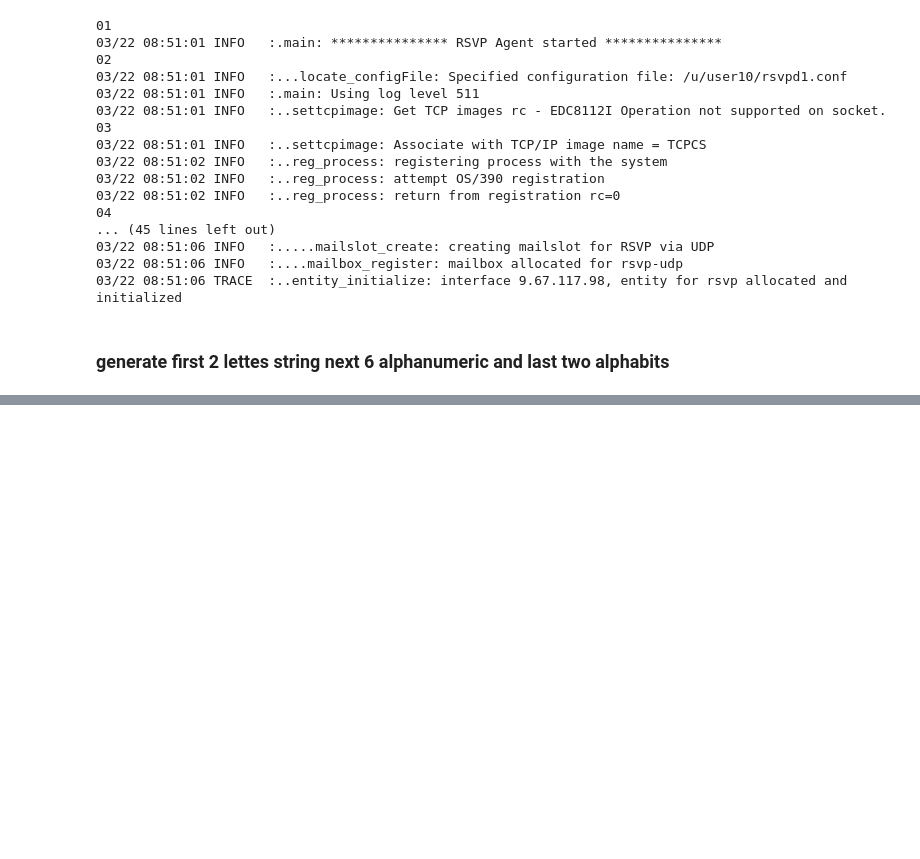
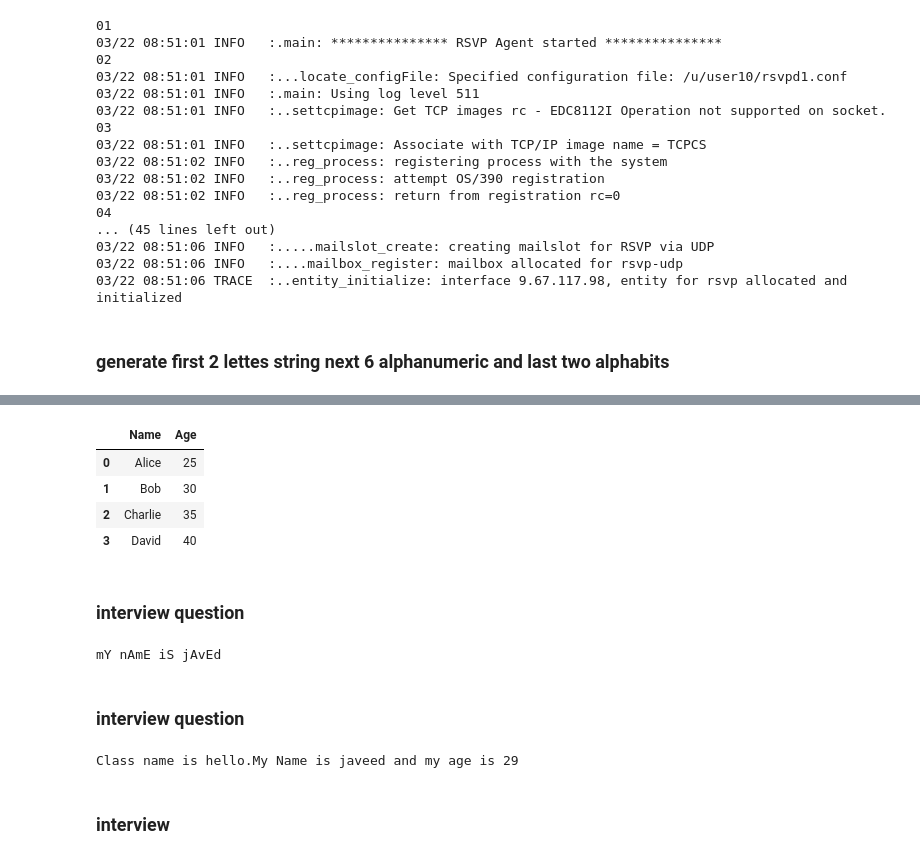
Before and after one commit to javeddevo/python_interview_programs, a Jupyter notebook: python.ipynb, the cells around one changed output, grey strips where cells are left out. Drawn from its saved outputs; the diff is of its cells as text; code cells hidden in the pictures; blank space fills up the shorter version.

```diff
--- a/python.ipynb
+++ b/python.ipynb
@@ -2494,0 +2718,44 @@ yuhG8HCrvk
+# %%
+df.loc[0:3,["Name","Age"]]  # label base indexing
+# %% [output]
+|  | Name | Age |
+| 0 | Alice | 25 |
+| 1 | Bob | 30 |
+| 2 | Charlie | 35 |
+| 3 | David | 40 |
+# %% [markdown]
+### interview question
+# %%
+input_str = "my name is javed"
+output_str = ""
+c=input_str.split()
+res=[]
+for i in c:
+    d=""
+    for i,j in enumerate(i):
+        if i%2==0:
+            d=d+j.lower()
+        else:
+            d=d+j.upper()
+    res.append(d)
+print(" ".join(res))
+# %% [output]
+mY nAmE iS jAvEd
+# %% [markdown]
+### interview question
+# %%
+class hello:
+    def __init__(self, name, age):
+        self.name = name
+        self.age = age
+
+
+    def __str__(self):
+        return f"Class name is {self.__class__.__name__}.My Name is {self.name} and my age is {self.age}"
+
+obj = hello("javeed", 29)
+print(obj)
+# %% [output]
+Class name is hello.My Name is javeed and my age is 29
+# %% [markdown]
+### interview
```
Also changed, not shown: parts of 58 cells of this notebook, 5 other files.
